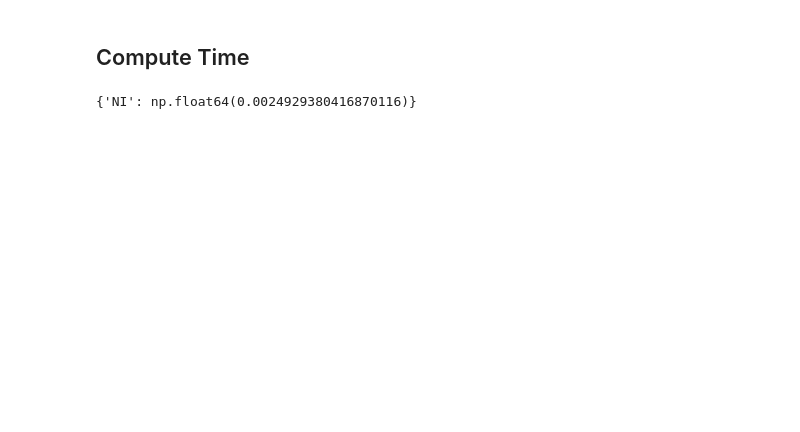
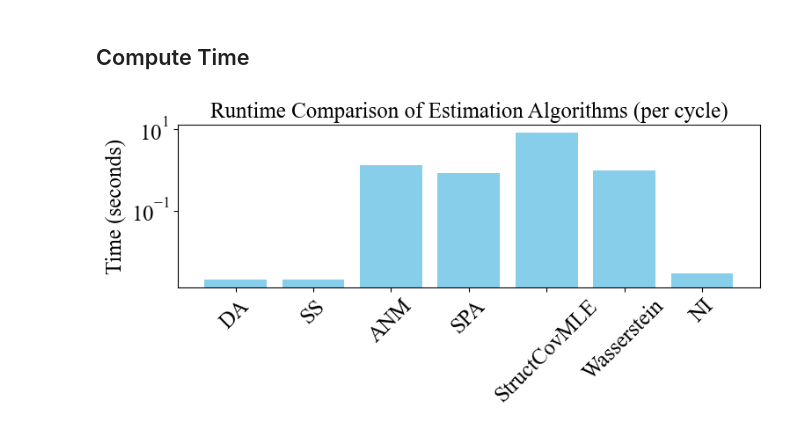
Before and after one commit to hengxt/doatools, a Jupyter notebook: examples/paper/newtonian_identities.ipynb, the cells around one changed output. Cells and saved outputs as stored; diff of their text form; code cells hidden in the pictures; blank space fills up the shorter version.

```diff
--- a/examples/paper/newtonian_identities.ipynb
+++ b/examples/paper/newtonian_identities.ipynb
@@ -430,6 +439,22 @@ plt.show()
 # %% [markdown]
 ## Compute Time
-# %%
-sample_result.estimator_times
-# %% [output]
-{'NI': np.float64(0.0024929380416870116)}
+# %%
+import matplotlib.pyplot as plt
+
+# 提取时间字典
+times = sample_result.estimator_times
+
+# 可视化各算法耗时
+plt.figure(figsize=(8, 4))
+algorithms = list(times.keys())
+values = [float(times[k]) for k in algorithms]
+
+plt.bar(algorithms, values, color='skyblue')
+plt.ylabel('Time (seconds)')
+plt.yscale('log')
+plt.title('Runtime Comparison of Estimation Algorithms (per cycle)')
+plt.xticks(rotation=45)
+plt.tight_layout()
+plt.show()
+# %% [output]
+[figure, added]
```
Also changed, not shown: parts of 4 cells of this notebook.
